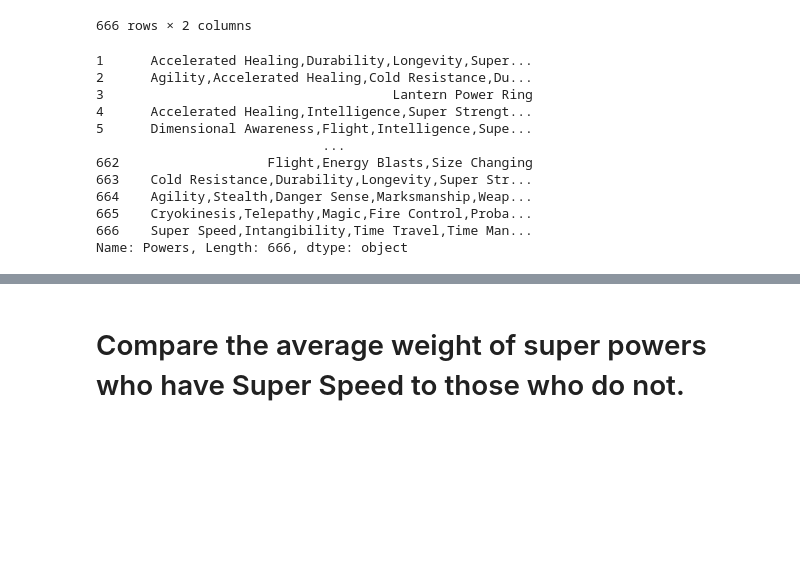
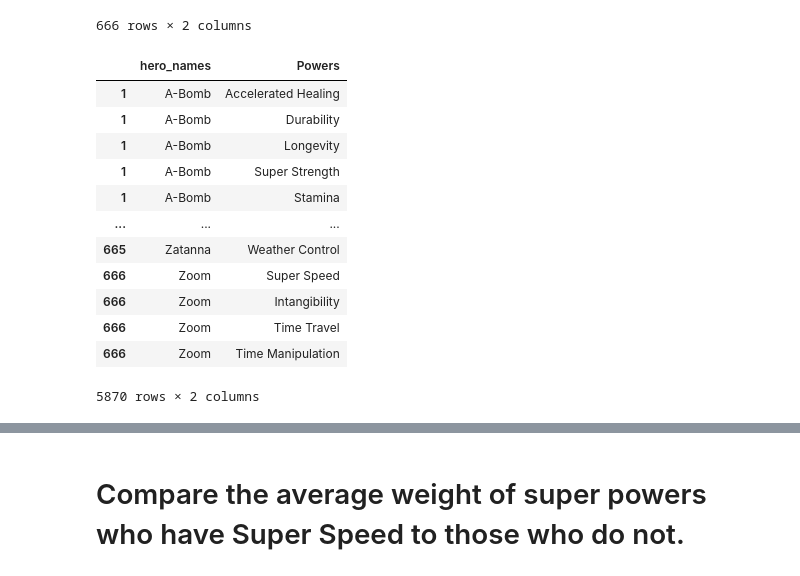
Before and after one commit to maryawamaitha/Advanced-Transformations-Practice, a Jupyter notebook: Advanced Transformation(Core).ipynb, the cells around one changed output, grey strips where cells are left out. Saved outputs shown, nothing was run; the diff lists cells and outputs as text; code cells hidden in the pictures; blank space fills up the shorter version.

```diff
--- a/Advanced Transformation(Core).ipynb
+++ b/Advanced Transformation(Core).ipynb
@@ -138,20 +140,21 @@ df2.sort_values(['hero_names'])
 # %%
 ## exploding the column of lists
-exploded = df2['Powers'].explode()
+exploded = df2.explode("Powers")
 exploded
 # %% [output]
+|  | hero_names | Powers |
+| 1 | A-Bomb | Accelerated Healing |
+| 1 | A-Bomb | Durability |
+| 1 | A-Bomb | Longevity |
+| 1 | A-Bomb | Super Strength |
+| 1 | A-Bomb | Stamina |
+| ... | ... | ... |
+| 665 | Zatanna | Weather Control |
+| 666 | Zoom | Super Speed |
+| 666 | Zoom | Intangibility |
+| 666 | Zoom | Time Travel |
+| 666 | Zoom | Time Manipulation |
-1      Accelerated Healing,Durability,Longevity,Super...
-2      Agility,Accelerated Healing,Cold Resistance,Du...
-3                                     Lantern Power Ring
-4      Accelerated Healing,Intelligence,Super Strengt...
-5      Dimensional Awareness,Flight,Intelligence,Supe...
-                             ...
-662                   Flight,Energy Blasts,Size Changing
-663    Cold Resistance,Durability,Longevity,Super Str...
-664    Agility,Stealth,Danger Sense,Marksmanship,Weap...
-665    Cryokinesis,Telepathy,Magic,Fire Control,Proba...
-666    Super Speed,Intangibility,Time Travel,Time Man...
-Name: Powers, Length: 666, dtype: object
+5870 rows × 2 columns
 # %%
 cols_to_make = exploded.dropna().unique()
 cols_to_make
```
Also changed, not shown: parts of 8 cells of this notebook.
